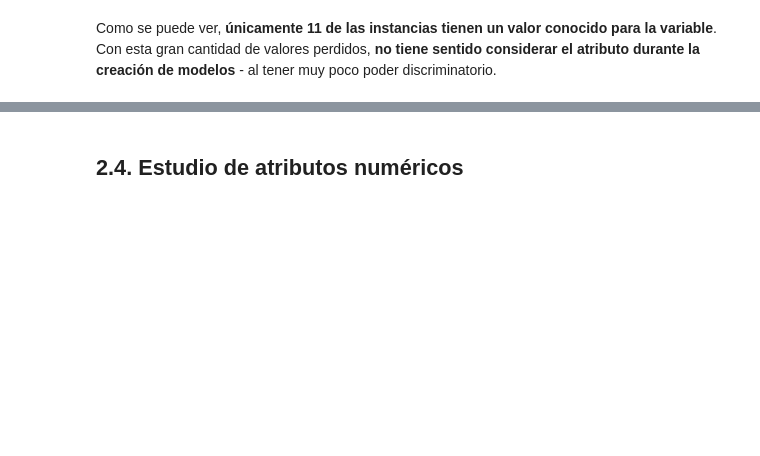
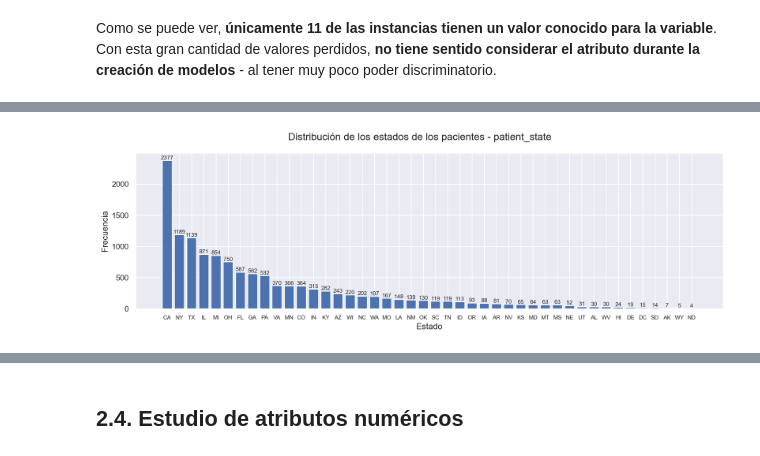
Before and after one commit to MoonDollLuna/cidaen_m5_thesis, a Jupyter notebook: TFM - Luna Jimenez Fernandez - Jupyter.ipynb, the cells around one changed output, grey strips where cells are left out. Cells and saved outputs as stored; diff of their text form; code cells hidden in the pictures; blank space fills up the shorter version.

```diff
--- a/TFM - Luna Jimenez Fernandez - Jupyter.ipynb
+++ b/TFM - Luna Jimenez Fernandez - Jupyter.ipynb
@@ -1234,0 +1355,15 @@ ESTUDIAR MÁS ADELANTE PERO ASEGURAR QUE LOS VALORES SON CORRECTOS
+# %%
+# Create the figure
+fig = plt.figure(figsize=(15, 4));
+
+# Create the barchart
+plt.bar(x=df_metastasis["patient_state"].value_counts().index,
+        height=df_metastasis["patient_state"].value_counts());
+plt.bar_label(fig.gca().containers[0], fontsize=8);
+plt.xlabel("Estado");
+plt.xticks(fontsize=8)
+plt.ylabel("Frecuencia");
+
+plt.suptitle("Distribución de los estados de los pacientes - patient_state");
+# %% [output]
+[figure, added]
```
Also changed, not shown: parts of 20 cells of this notebook.
